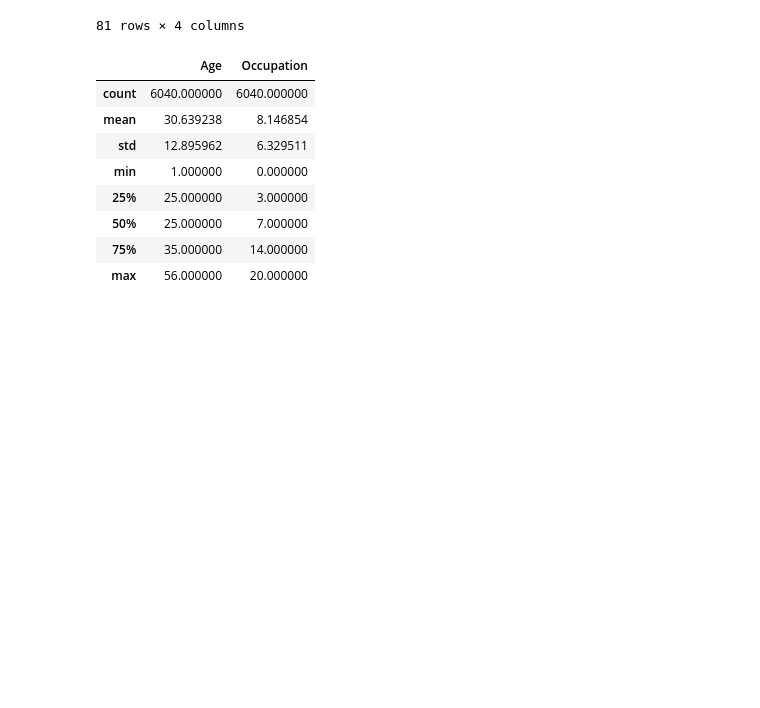
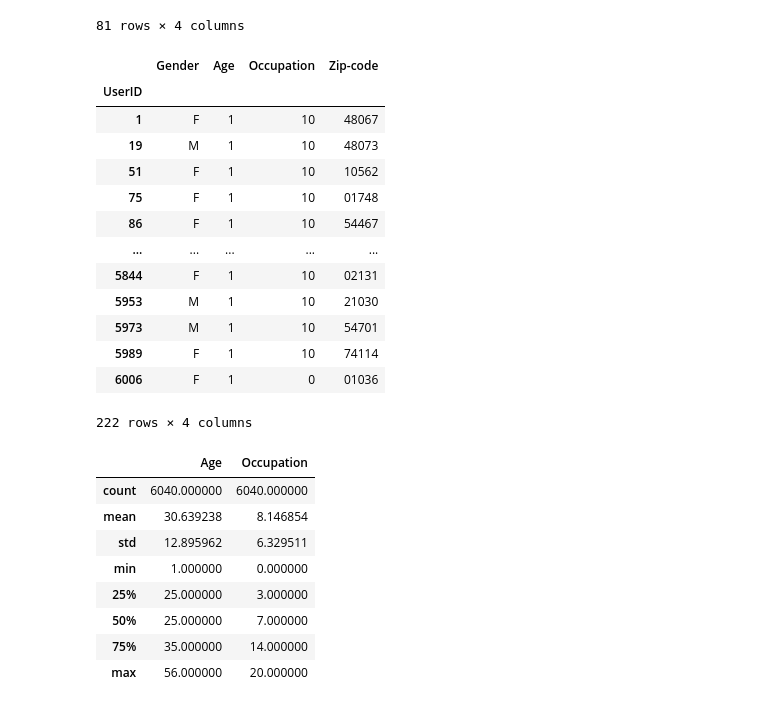
Before and after one commit to jmrodriguez2552/cedapython, a Jupyter notebook: ANALISIS_DATOS_PYTHON/NOTEBOOKS/5101_Librería_Pandas(I).ipynb, the cells around one changed output. Saved outputs shown, nothing was run; the diff lists cells and outputs as text; code cells hidden in the pictures; blank space fills up the shorter version.

```diff
--- a/ANALISIS_DATOS_PYTHON/NOTEBOOKS/5101_Librería_Pandas(I).ipynb
+++ b/ANALISIS_DATOS_PYTHON/NOTEBOOKS/5101_Librería_Pandas(I).ipynb
@@ -1091,6 +1112,23 @@ display(users_dataset[users_dataset['Zip-code'].str.len() > 5]) # seleccionamos
 | 5967 | M | 50 | 16 | 73069-5429 |
 | 5985 | F | 18 | 4 | 78705-5221 |
 81 rows × 4 columns
+# %%
+display(users_dataset[users_dataset['Age'] == 1])
+# %% [output]
+|  | Gender | Age | Occupation | Zip-code |
+| UserID |  |  |  |  |
+| 1 | F | 1 | 10 | 48067 |
+| 19 | M | 1 | 10 | 48073 |
+| 51 | F | 1 | 10 | 10562 |
+| 75 | F | 1 | 10 | 01748 |
+| 86 | F | 1 | 10 | 54467 |
+| ... | ... | ... | ... | ... |
+| 5844 | F | 1 | 10 | 02131 |
+| 5953 | M | 1 | 10 | 21030 |
+| 5973 | M | 1 | 10 | 54701 |
+| 5989 | F | 1 | 10 | 74114 |
+| 6006 | F | 1 | 0 | 01036 |
+222 rows × 4 columns
 # %%
 # información general sobre atributos numéricos
 display(users_dataset.describe())
```
Also changed, not shown: parts of 13 cells of this notebook, 6 other files.
